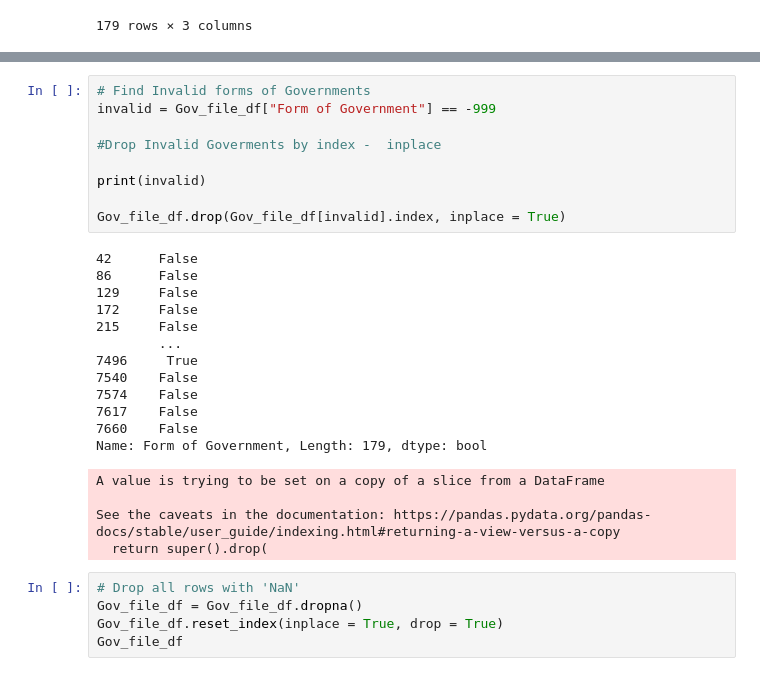
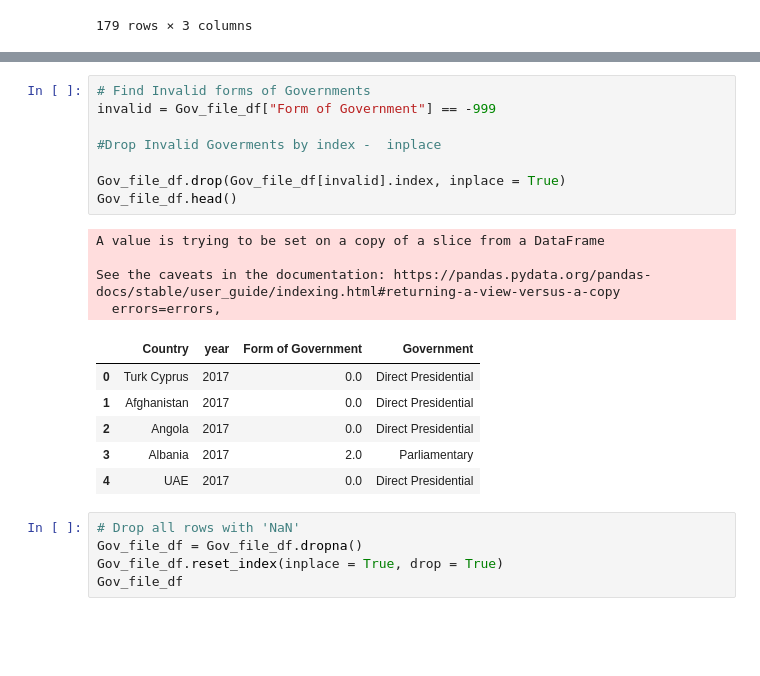
Before and after one commit to reginesgit/Factors-Contributing-to-a-Countrys-Happiness, a Jupyter notebook: Government/Gov.ipynb, the cells around one changed output, grey strips where cells are left out. Saved outputs shown, nothing was run; the diff lists cells and outputs as text; blank space fills up the shorter version.

```diff
--- a/Government/Gov.ipynb
+++ b/Government/Gov.ipynb
@@ -123,29 +123,22 @@ See the caveats in the documentation: https://pandas.pydata.org/pandas-docs/stab
 # %%
 # Find Invalid forms of Governments
 invalid = Gov_file_df["Form of Government"] == -999
 
 #Drop Invalid Goverments by index -  inplace
 
-print(invalid)
-
 Gov_file_df.drop(Gov_file_df[invalid].index, inplace = True)
+Gov_file_df.head()
 # %% [output]
-42      False
-86      False
-129     False
-172     False
-215     False
-        ...
-7496     True
-7540    False
-7574    False
-7617    False
-7660    False
-Name: Form of Government, Length: 179, dtype: bool
+A value is trying to be set on a copy of a slice from a DataFrame
+
+See the caveats in the documentation: https://pandas.pydata.org/pandas-docs/stable/user_guide/indexing.html#returning-a-view-versus-a-copy
+  errors=errors,
-A value is trying to be set on a copy of a slice from a DataFrame
-
-See the caveats in the documentation: https://pandas.pydata.org/pandas-docs/stable/user_guide/indexing.html#returning-a-view-versus-a-copy
-  return super().drop(
+|  | Country | year | Form of Government | Government |
+| 0 | Turk Cyprus | 2017 | 0.0 | Direct Presidential |
+| 1 | Afghanistan | 2017 | 0.0 | Direct Presidential |
+| 2 | Angola | 2017 | 0.0 | Direct Presidential |
+| 3 | Albania | 2017 | 2.0 | Parliamentary |
+| 4 | UAE | 2017 | 0.0 | Direct Presidential |
 # %%
 # Drop all rows with 'NaN'
 Gov_file_df = Gov_file_df.dropna()
```
Also changed, not shown: parts of 6 cells of this notebook, 1 other file.
